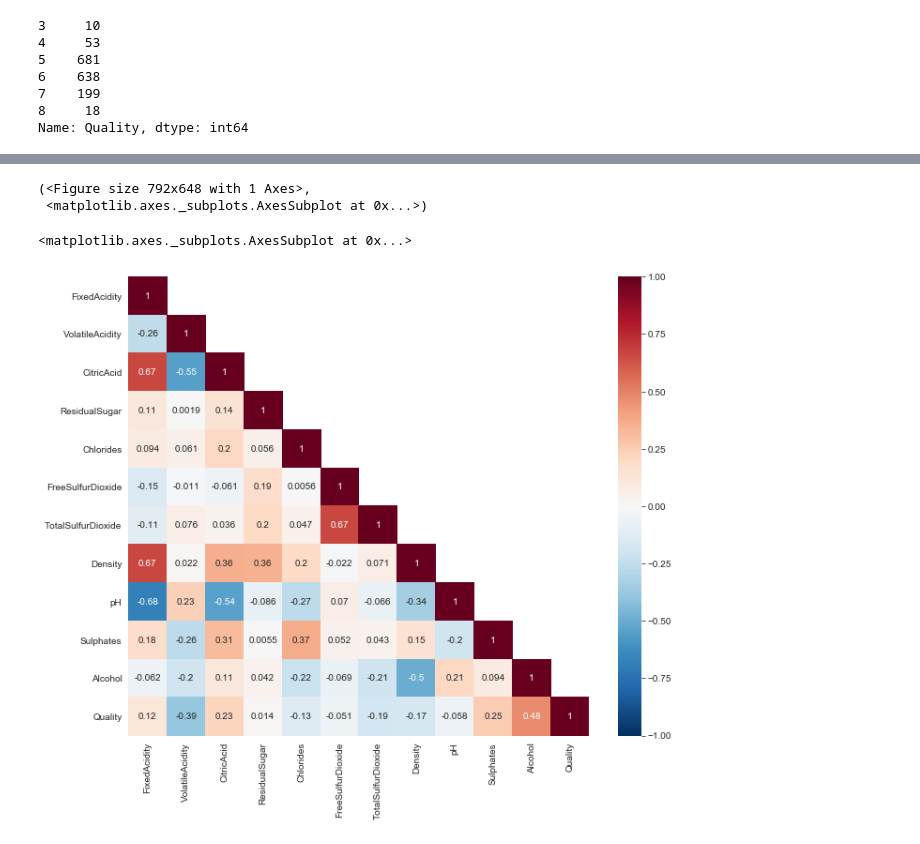
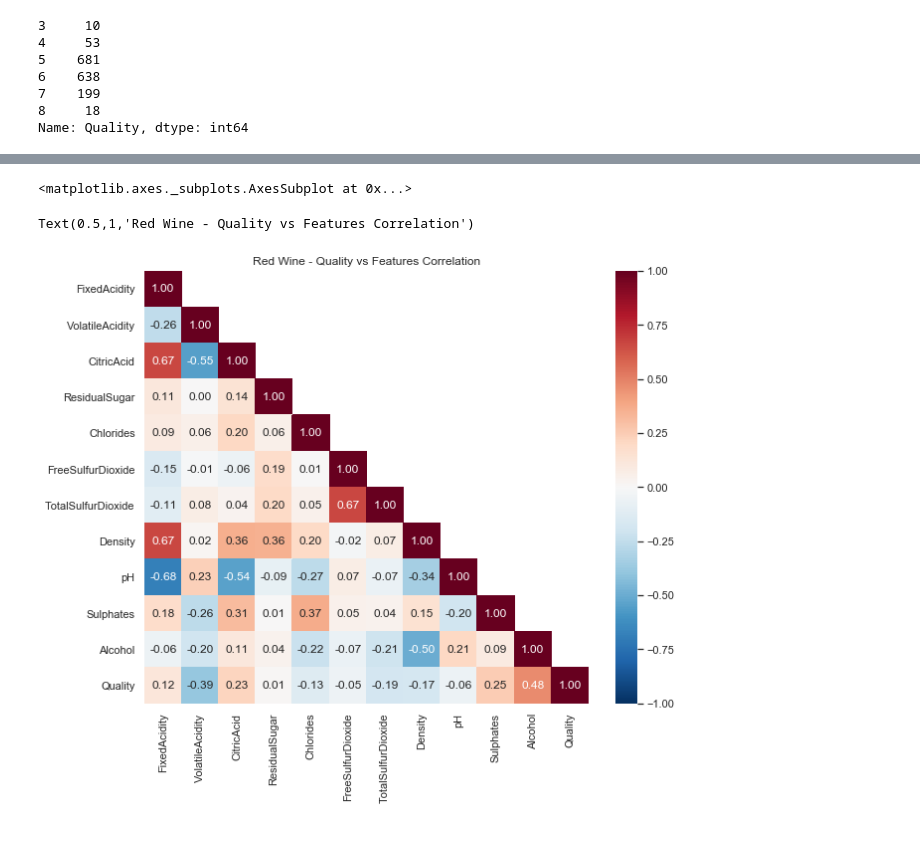
Before and after one commit to koayst/rp_machine_learning, a Jupyter notebook: TIPPAAI_ML_Fundamentals_Koay_Seng_Tian.ipynb, the cells around one changed output, grey strips where cells are left out. Cells and saved outputs as stored; diff of their text form; code cells hidden in the pictures.

```diff
--- a/TIPPAAI_ML_Fundamentals_Koay_Seng_Tian.ipynb
+++ b/TIPPAAI_ML_Fundamentals_Koay_Seng_Tian.ipynb
@@ -17,12 +63,16 @@ These datasets can be viewed as classification or regression tasks.  However, fo
 # %%
-#dataset file name
+#Red wine dataset file name
 filename = 'winequality-red.csv'
+#dataset URL
+url = 'https://archive.ics.uci.edu/ml/machine-learning-databases/wine-quality/winequality-red.csv'
 
-#directory the dataset file is residing
+#the dataset file residing directory
 #it is expected to reside in the same directory as this notebook
 filedir = '.\\'
 file = os.path.join(filedir, filename)
 
-columnNames = ['FixedAcidity', 'VolatileAcidity', 'CitricAcid', 'ResidualSugar', 'Chlorides', 'FreeSulfurDioxide',
-               'TotalSulfurDioxide', 'Density', 'pH', 'Sulphates', 'Alcohol', 'Quality']
-wdf = pd.read_csv(file, sep=';', names=columnNames, skiprows=1)
+columnNames = ['FixedAcidity', 'VolatileAcidity', 'CitricAcid', 'ResidualSugar', 'Chlorides',
+               'FreeSulfurDioxide', 'TotalSulfurDioxide', 'Density', 'pH', 'Sulphates',
+               'Alcohol', 'Quality']
+
+wdf = pd.read_csv(filename, sep=';', names=columnNames, skiprows=1)
@@ -125,3 +211,19 @@ wdf.Quality.value_counts().sort_index()
 7    199
 8     18
 Name: Quality, dtype: int64
+# %%
+#now show it as a horizontal bar chart using percentage
+sns.set(style="whitegrid")
+
+ax = sns.countplot(y="Quality", data=wdf)
+ax.set_xlim(0, 800)
+
+total = len(wdf['Quality'])
+
+for p in ax.patches:
+    percentage = '{:.1f}%'.format(100 * p.get_width()/total)
+    x = p.get_x() + p.get_width()
+    y = p.get_y() + p.get_height()/2
+    ax.annotate(percentage, (x, y))
+
+plt.show()
@@ -184,13 +287,14 @@ wdf.Quality.hist()
 # %%
 #plot the correlation as heatmap
-corr = wdf.corr()
+corr = wdf.corr(method='pearson')
 
-plt.subplots(figsize=(11, 9))
+_, ax = plt.subplots(figsize=(10, 8))
 
 mask = np.triu(corr, k=1)
-sns.heatmap(corr, annot=True, vmin=-1, vmax=1, center= 0, cmap='RdBu_r', mask=mask)
+sns.heatmap(corr, fmt=".2f", annot=True, vmin=-1, vmax=1, center= 0,
+            cmap='RdBu_r', mask=mask, ax=ax)
+ax.set_title('Red Wine - Quality vs Features Correlation')
 # %% [output]
-(<Figure size 792x648 with 1 Axes>,
- <matplotlib.axes._subplots.AxesSubplot at 0x...>)
+<matplotlib.axes._subplots.AxesSubplot at 0x...>
-<matplotlib.axes._subplots.AxesSubplot at 0x...>
+Text(0.5,1,'Red Wine - Quality vs Features Correlation')
-[figure, old version]
+[figure, new version]
```
Also changed, not shown: parts of 78 cells of this notebook.
